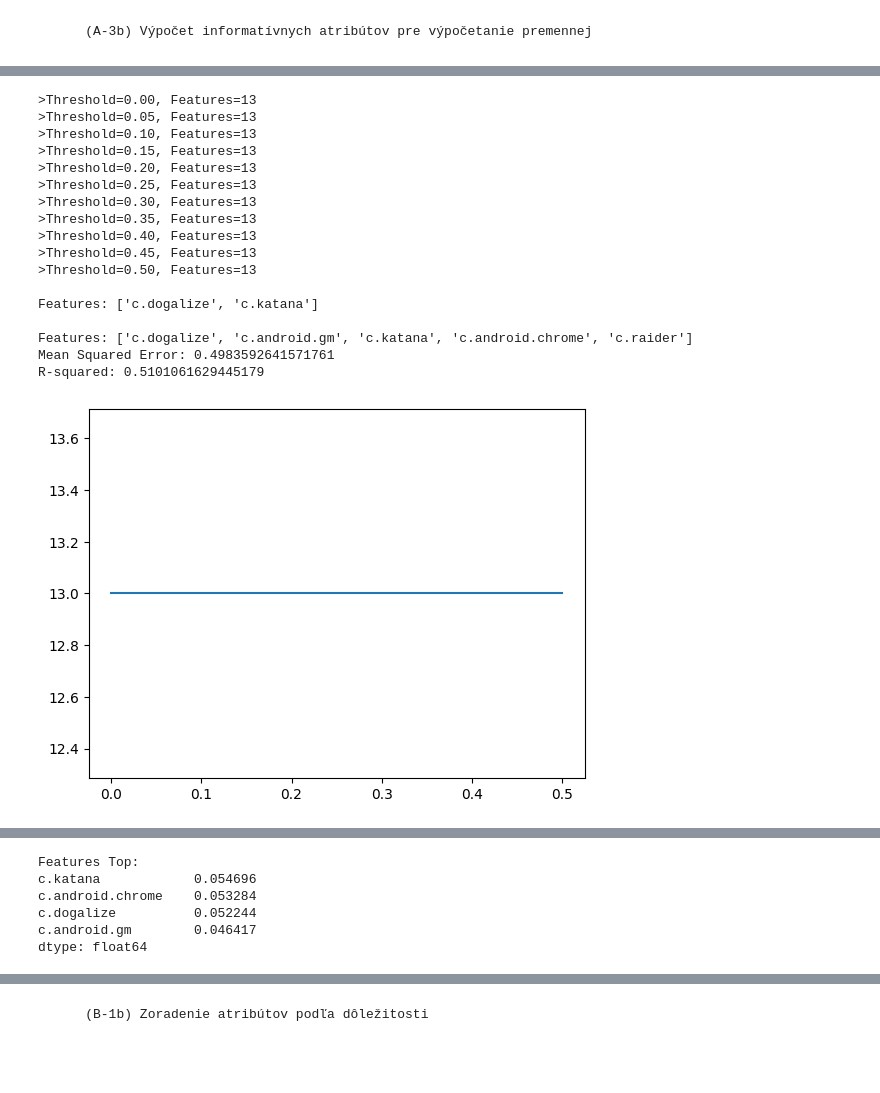
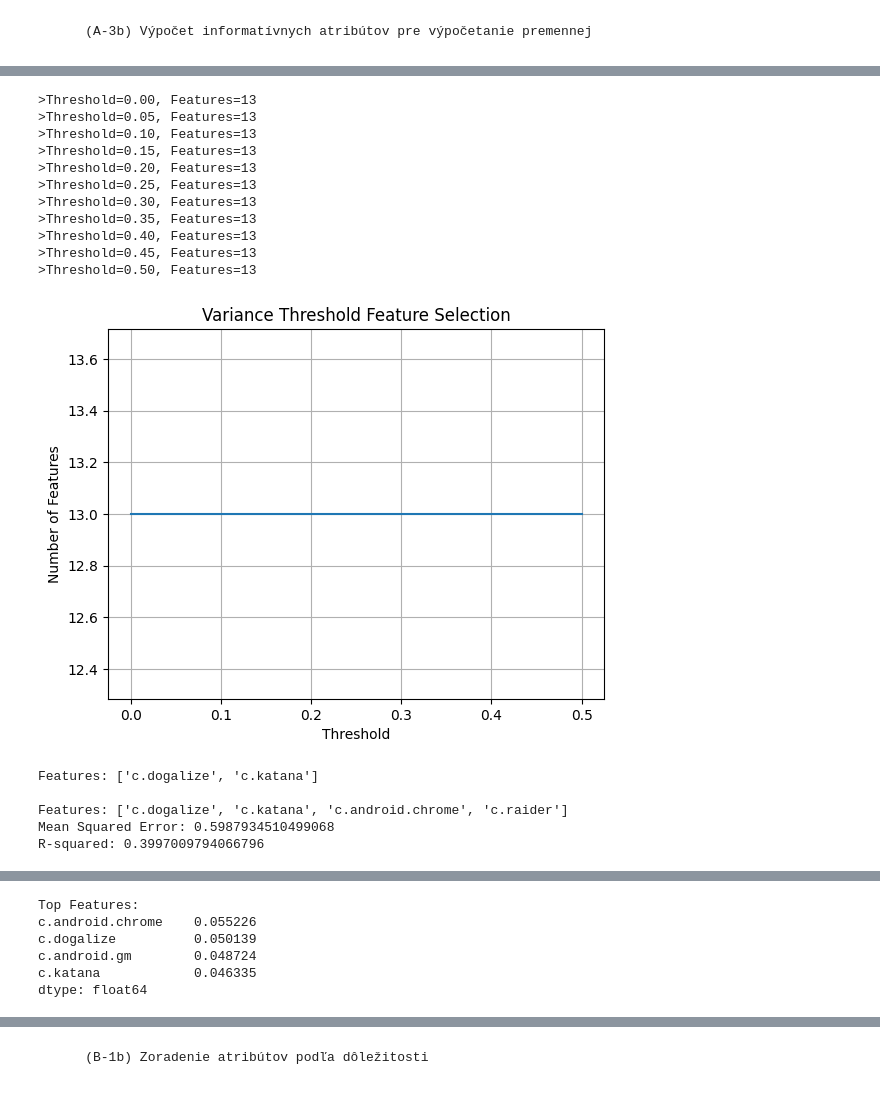
Before and after one commit to Faustynn/IAU_Project, a Jupyter notebook: jupiter/druha_faza.ipynb, the cells around one changed output, grey strips where cells are left out. Drawn from its saved outputs; the diff is of its cells as text; code cells hidden in the pictures; blank space fills up the shorter version.

```diff
--- a/jupiter/druha_faza.ipynb
+++ b/jupiter/druha_faza.ipynb
@@ -9,11 +9,8 @@ import pandas as pd
 from sklearn.model_selection import train_test_split
 seed = 1
 
-df_connections = pd.read_csv('../datasets/024-ver1/connections.csv', sep='\t')
-df_processes = pd.read_csv('../datasets/024-ver1/processes.csv', sep='\t')
-
+df_connections = pd.read_csv('../024/connections.csv', sep='\t')
 df_conn_train, df_conn_test = train_test_split(df_connections,test_size=0.2,random_state=seed)
-df_proc_train, df_proc_test = train_test_split(df_processes,test_size=0.2,random_state=seed)
 # %%
 df_conn_train.columns = df_conn_train.columns.str.strip()
 df_conn_train.describe()
@@ -119,0 +110,20 @@ memory usage: 1.2 MB
+# %%
+def cleaner (df):
+    processed_df = A2b(df)
+
+    # Clean all NaN values
+    clean_data = clean_data_Nan(processed_df, 1)
+
+    # Drop duplicates
+    clean_data = clean_data.drop_duplicates()
+
+    # Drop outliers
+    clean_data = remove_outliers_zscore(clean_data)
+
+    return clean_data
+# %%
+clean_data_train = cleaner(df_conn_train)
+
+# Save cleaned data
+save_df(clean_data_train, '../datasets/024-ver1/connections.csv')
+df_conn_train_prepared = clean_data_train
@@ -179,5 +193,5 @@ Táto metóda je odolnejšia voči odľahlým hodnotám a umožňuje efektívne
 # %%
-df_conn_train_scaled = scale_features(df_conn_train)
+df_conn_train_scaled = scale_features(df_conn_train_prepared)
 df_conn_train_scaled.head()
 # %% [output]
 ts:Robust Scaling (p-value=0.00000)
@@ -486,30 +410,29 @@ p.android.settings (0,1708) - vykazuje významný príspevok, hoci nižší ako
 # %%
-variance_threshold(df_conn_train_scaled_transformed)
+fit_transformer = variance_threshold(df_conn_train_scaled_transformed,data_type='train')
 print()
 
 df_conn_temp = df_conn_train_scaled_transformed.drop(columns=['mwra'])
-df_conn_features = select_features_anova(df_conn_temp ,df_conn_train_scaled_transformed['mwra'],k=2)
+df_conn_features, fitted_selector = select_features_anova(df_conn_temp, df_conn_train_scaled_transformed['mwra'], k=2, data_type='train')
 
-random_forest_with_feature_selection(df_conn_temp, df_conn_train_scaled_transformed['mwra'], n_estimators=100, max_depth=None, random_state=42, test_size=0.2, threshold='mean')
+random_forest_with_feature_selection(df_conn_temp, df_conn_train_scaled_transformed['mwra'], n_estimators=100, max_depth=None, random_state=42, test_size=0.2, threshold='mean',data_type='train')
 
 
-mic(df_conn_temp, df_conn_train_scaled_transformed['mwra'], k=4)
+selector = mic(df_conn_temp, df_conn_train_scaled_transformed['mwra'], k=4,data_type='train')
 # %% [output]
 >Threshold=0.00, Features=13
 >Threshold=0.05, Features=13
 >Threshold=0.10, Features=13
 >Threshold=0.15, Features=13
 >Threshold=0.20, Features=13
 >Threshold=0.25, Features=13
 >Threshold=0.30, Features=13
 >Threshold=0.35, Features=13
 >Threshold=0.40, Features=13
 >Threshold=0.45, Features=13
 >Threshold=0.50, Features=13
-
-Features: ['c.dogalize', 'c.katana']
-
-Features: ['c.dogalize', 'c.android.gm', 'c.katana', 'c.android.chrome', 'c.raider']
-Mean Squared Error: 0.4983592641571761
-R-squared: 0.5101061629445179
-[figure, old version]
+[figure, new version]
+Features: ['c.dogalize', 'c.katana']
+
+Features: ['c.dogalize', 'c.katana', 'c.android.chrome', 'c.raider']
+Mean Squared Error: 0.5987934510499068
+R-squared: 0.3997009794066796
@@ -517,9 +440,9 @@ R-squared: 0.5101061629445179
-Features Top:
-c.katana            0.054696
-c.android.chrome    0.053284
-c.dogalize          0.052244
-c.android.gm        0.046417
-dtype: float64
+Top Features:
+c.android.chrome    0.055226
+c.dogalize          0.050139
+c.android.gm        0.048724
+c.katana            0.046335
+dtype: float64
 # %% [markdown]
 Variance Threshold
 
```
Also changed, not shown: parts of 28 cells of this notebook, 4 other files.
